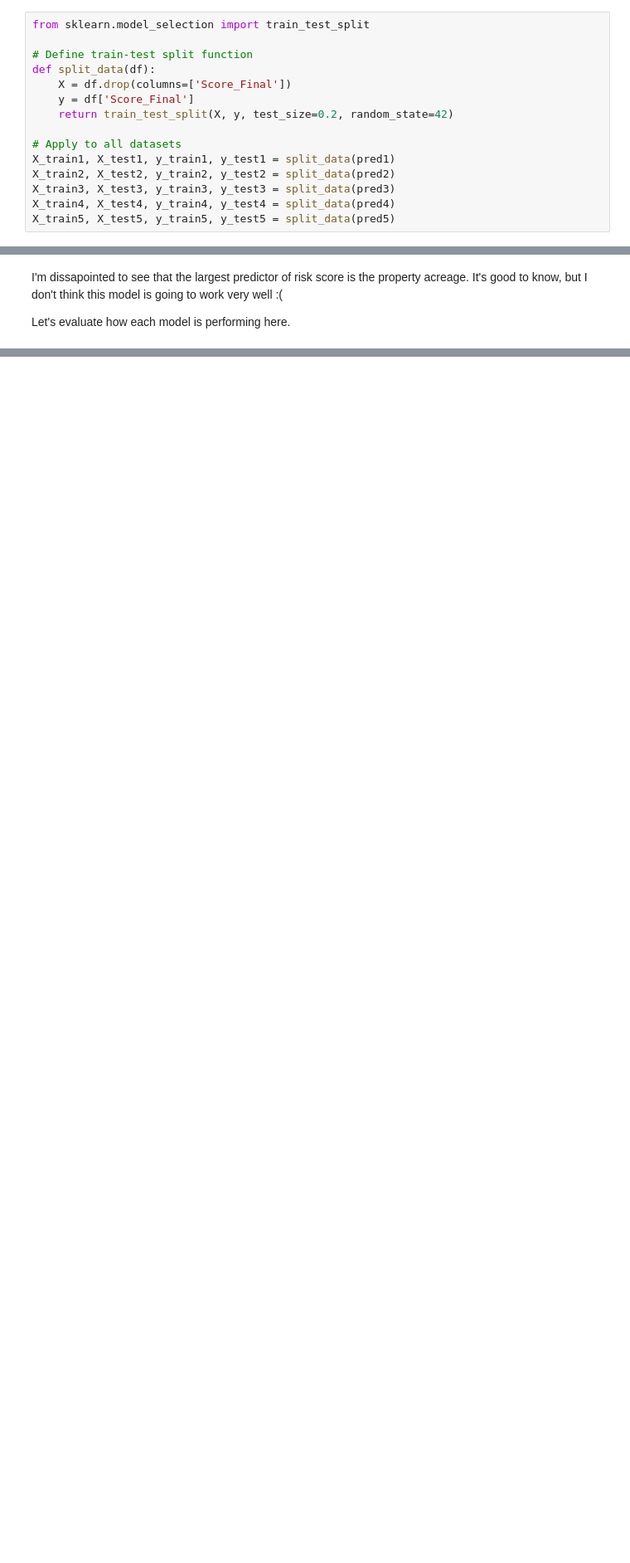
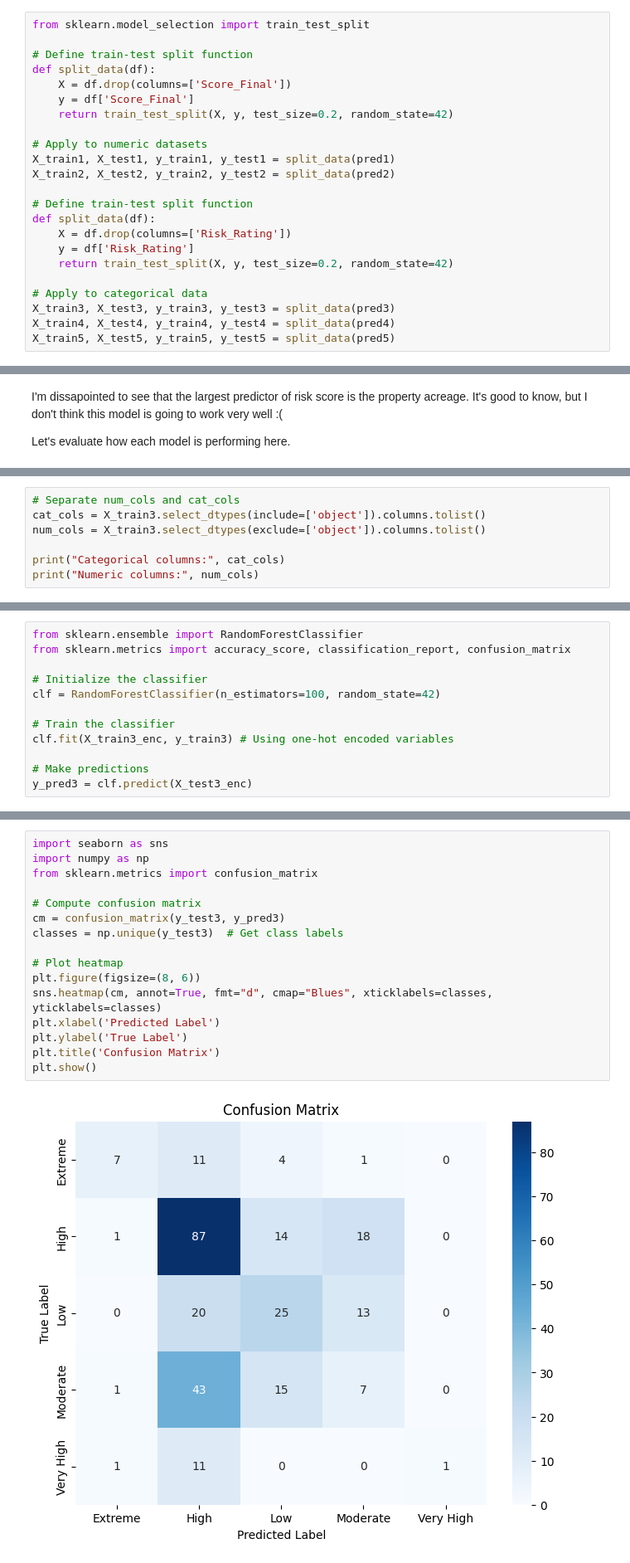
Before and after one commit to bryceayoung/ouray, a Jupyter notebook: workflows/analysis/risk_pred.ipynb, the cells around one changed output, grey strips where cells are left out. Shown at 83% size. Saved outputs shown, nothing was run; the diff lists cells and outputs as text; blank space fills up the shorter version.

```diff
--- a/workflows/analysis/risk_pred.ipynb
+++ b/workflows/analysis/risk_pred.ipynb
@@ -184,9 +256,17 @@ def split_data(df):
     y = df['Score_Final']
     return train_test_split(X, y, test_size=0.2, random_state=42)
 
-# Apply to all datasets
+# Apply to numeric datasets
 X_train1, X_test1, y_train1, y_test1 = split_data(pred1)
 X_train2, X_test2, y_train2, y_test2 = split_data(pred2)
+
+# Define train-test split function
+def split_data(df):
+    X = df.drop(columns=['Risk_Rating'])
+    y = df['Risk_Rating']
+    return train_test_split(X, y, test_size=0.2, random_state=42)
+
+# Apply to categorical data
 X_train3, X_test3, y_train3, y_test3 = split_data(pred3)
 X_train4, X_test4, y_train4, y_test4 = split_data(pred4)
 X_train5, X_test5, y_train5, y_test5 = split_data(pred5)
@@ -374,0 +425,7 @@ If logistic regression is appropriate for this analysis, refer to  assignment 3
+# %%
+# Separate num_cols and cat_cols
+cat_cols = X_train3.select_dtypes(include=['object']).columns.tolist()
+num_cols = X_train3.select_dtypes(exclude=['object']).columns.tolist()
+
+print("Categorical columns:", cat_cols)
+print("Numeric columns:", num_cols)
@@ -374,0 +461,12 @@ If logistic regression is appropriate for this analysis, refer to  assignment 3
+# %%
+from sklearn.ensemble import RandomForestClassifier
+from sklearn.metrics import accuracy_score, classification_report, confusion_matrix
+
+# Initialize the classifier
+clf = RandomForestClassifier(n_estimators=100, random_state=42)
+
+# Train the classifier
+clf.fit(X_train3_enc, y_train3) # Using one-hot encoded variables
+
+# Make predictions
+y_pred3 = clf.predict(X_test3_enc)
@@ -374,0 +505,18 @@ If logistic regression is appropriate for this analysis, refer to  assignment 3
+# %%
+import seaborn as sns
+import numpy as np
+from sklearn.metrics import confusion_matrix
+
+# Compute confusion matrix
+cm = confusion_matrix(y_test3, y_pred3)
+classes = np.unique(y_test3)  # Get class labels
+
+# Plot heatmap
+plt.figure(figsize=(8, 6))
+sns.heatmap(cm, annot=True, fmt="d", cmap="Blues", xticklabels=classes, yticklabels=classes)
+plt.xlabel('Predicted Label')
+plt.ylabel('True Label')
+plt.title('Confusion Matrix')
+plt.show()
+# %% [output]
+[figure, added]
```
Also changed, not shown: parts of 40 cells of this notebook.
